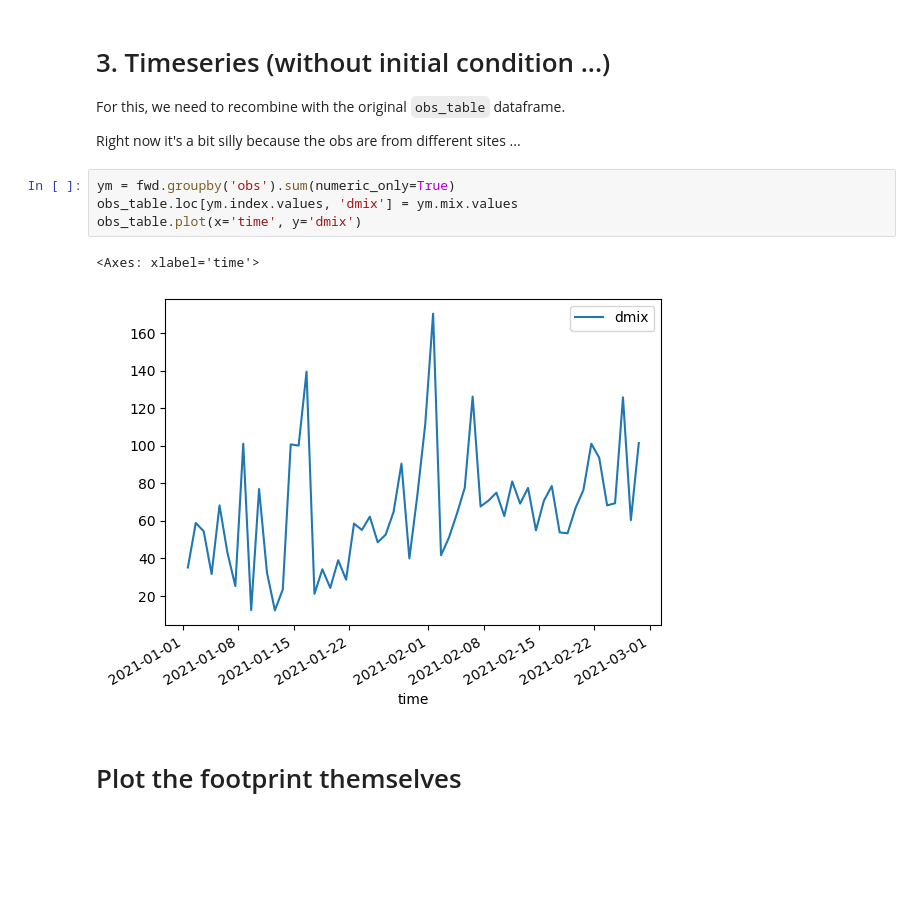
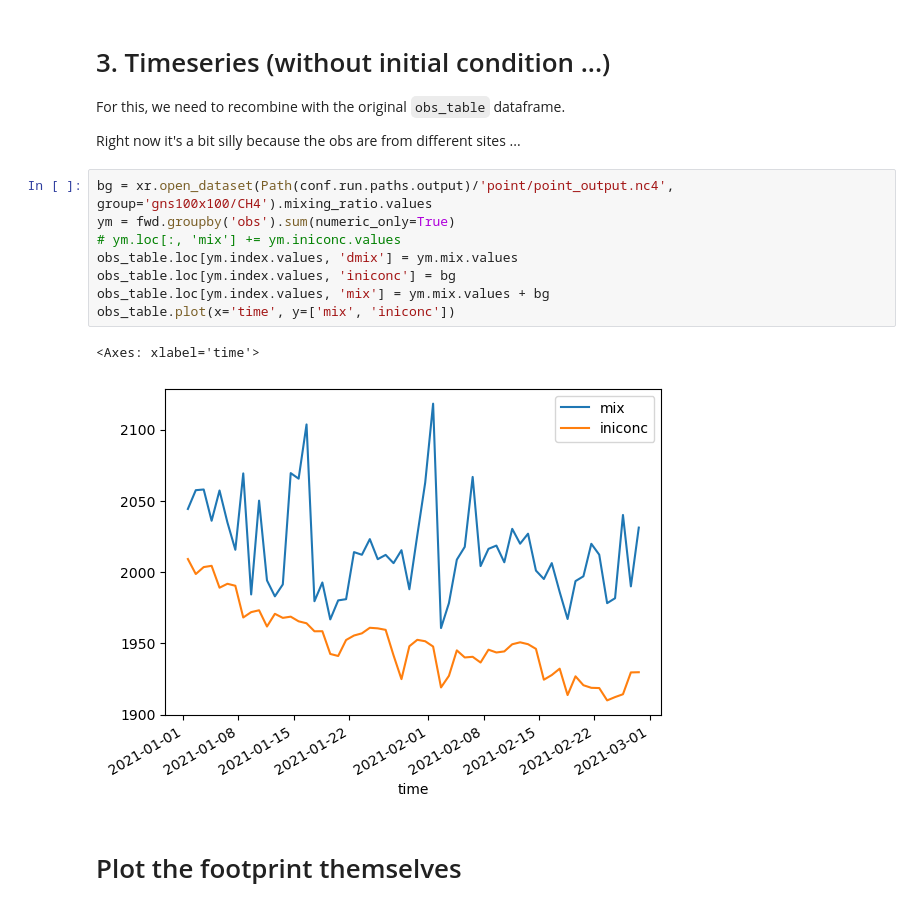
Before and after one commit to gmonteil/tm5, a Jupyter notebook: run/forward_footprints.ipynb, the cells around one changed output. Cells and saved outputs as stored; diff of their text form; blank space fills up the shorter version.

Commit message:
added iniconc to notebook

```diff
--- a/run/forward_footprints.ipynb
+++ b/run/forward_footprints.ipynb
@@ -103,13 +117,17 @@ array([<Axes: xlabel='region'>, <Axes: xlabel='region'>,
 For this, we need to recombine with the original `obs_table` dataframe.
 
 Right now it's a bit silly because the obs are from different sites ...
-# %%
-ym = fwd.groupby('obs').sum(numeric_only=True)
-obs_table.loc[ym.index.values, 'dmix'] = ym.mix.values
-obs_table.plot(x='time', y='dmix')
-# %% [output]
-<Axes: xlabel='time'>
-[figure, removed]
+# %%
+bg = xr.open_dataset(Path(conf.run.paths.output)/'point/point_output.nc4', group='gns100x100/CH4').mixing_ratio.values
+ym = fwd.groupby('obs').sum(numeric_only=True)
+# ym.loc[:, 'mix'] += ym.iniconc.values
+obs_table.loc[ym.index.values, 'dmix'] = ym.mix.values
+obs_table.loc[ym.index.values, 'iniconc'] = bg
+obs_table.loc[ym.index.values, 'mix'] = ym.mix.values + bg
+obs_table.plot(x='time', y=['mix', 'iniconc'])
+# %% [output]
+<Axes: xlabel='time'>
+[figure, added]
 # %% [markdown]
 # Plot the footprint themselves
 # %%
```
Also changed, not shown: parts of 1 cell of this notebook.
